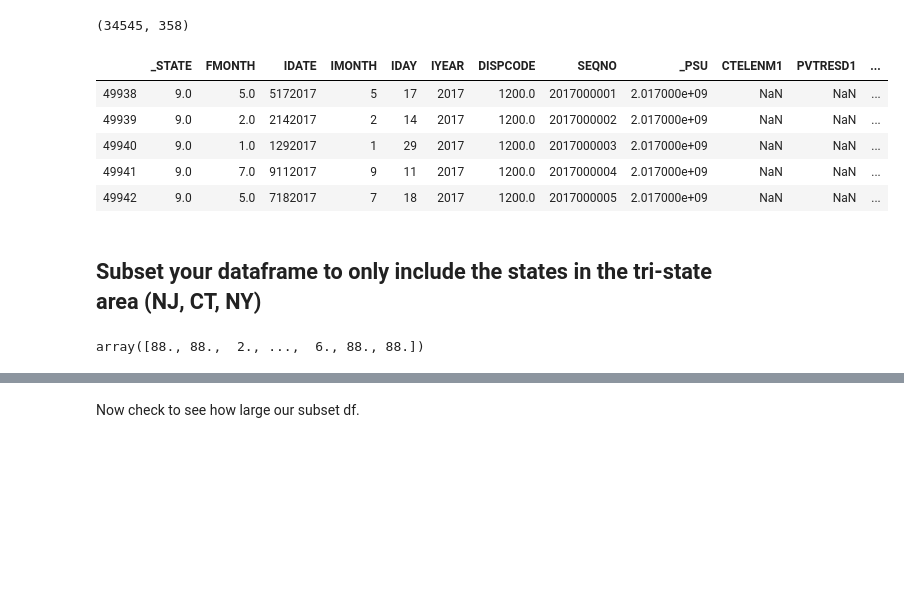
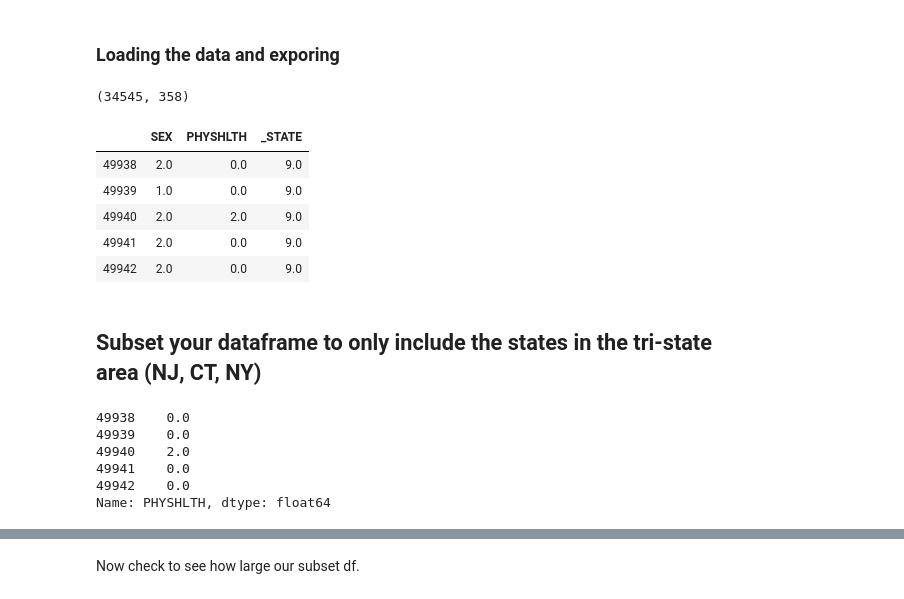
Before and after one commit to fragmento/nyc-ds-111819-lectures, a Jupyter notebook: Mod_1/case_study/Data_Exploration_Applied.ipynb, the cells around one changed output, grey strips where cells are left out. Saved outputs shown, nothing was run; the diff lists cells and outputs as text; code cells hidden in the pictures; blank space fills up the shorter version.

```diff
--- a/Mod_1/case_study/Data_Exploration_Applied.ipynb
+++ b/Mod_1/case_study/Data_Exploration_Applied.ipynb
@@ -1,8 +4,12 @@
 # %%
+import seaborn as sns
 import pandas as pd
 import matplotlib.pyplot as plt
 import numpy as np
 %matplotlib inline
-pd.set_option('display.max_columns', 1000)
+pd.set_option('display.max_columns', 1000) # see all columns
+pd.set_option('display.max_rows', 1000)
+# %% [markdown]
+### Loading the data and exporing
 # %%
 #Load our dataframe account for the index columns
@@ -12,18 +20,25 @@ df = pd.read_csv('case_study.csv', index_col=0)
 df.shape
 # %% [output]
 (34545, 358)
+# %%
+new_df = df[['SEX','PHYSHLTH','_STATE']]
 # %%
-df.head(5)
+new_df.head(5)
 # %% [output]
-|  | _STATE | FMONTH | IDATE | IMONTH | IDAY | IYEAR | DISPCODE | SEQNO | _PSU | CTELENM1 | PVTRESD1 | ... |
-| 49938 | 9.0 | 5.0 | 5172017 | 5 | 17 | 2017 | 1200.0 | 2017000001 | 2.017000e+09 | NaN | NaN | ... |
-| 49939 | 9.0 | 2.0 | 2142017 | 2 | 14 | 2017 | 1200.0 | 2017000002 | 2.017000e+09 | NaN | NaN | ... |
-| 49940 | 9.0 | 1.0 | 1292017 | 1 | 29 | 2017 | 1200.0 | 2017000003 | 2.017000e+09 | NaN | NaN | ... |
-| 49941 | 9.0 | 7.0 | 9112017 | 9 | 11 | 2017 | 1200.0 | 2017000004 | 2.017000e+09 | NaN | NaN | ... |
-| 49942 | 9.0 | 5.0 | 7182017 | 7 | 18 | 2017 | 1200.0 | 2017000005 | 2.017000e+09 | NaN | NaN | ... |
+|  | SEX | PHYSHLTH | _STATE |
+| 49938 | 2.0 | 0.0 | 9.0 |
+| 49939 | 1.0 | 0.0 | 9.0 |
+| 49940 | 2.0 | 2.0 | 9.0 |
+| 49941 | 2.0 | 0.0 | 9.0 |
+| 49942 | 2.0 | 0.0 | 9.0 |
 # %% [markdown]
 ## Subset your dataframe to only include the states in the tri-state area (NJ, CT, NY)
 # %%
-df['PHYSHLTH'].values
+df['PHYSHLTH'].head()
 # %% [output]
-array([88., 88.,  2., ...,  6., 88., 88.])
+49938    0.0
+49939    0.0
+49940    2.0
+49941    0.0
+49942    0.0
+Name: PHYSHLTH, dtype: float64
```
Also changed, not shown: parts of 31 cells of this notebook, 3 other files.
